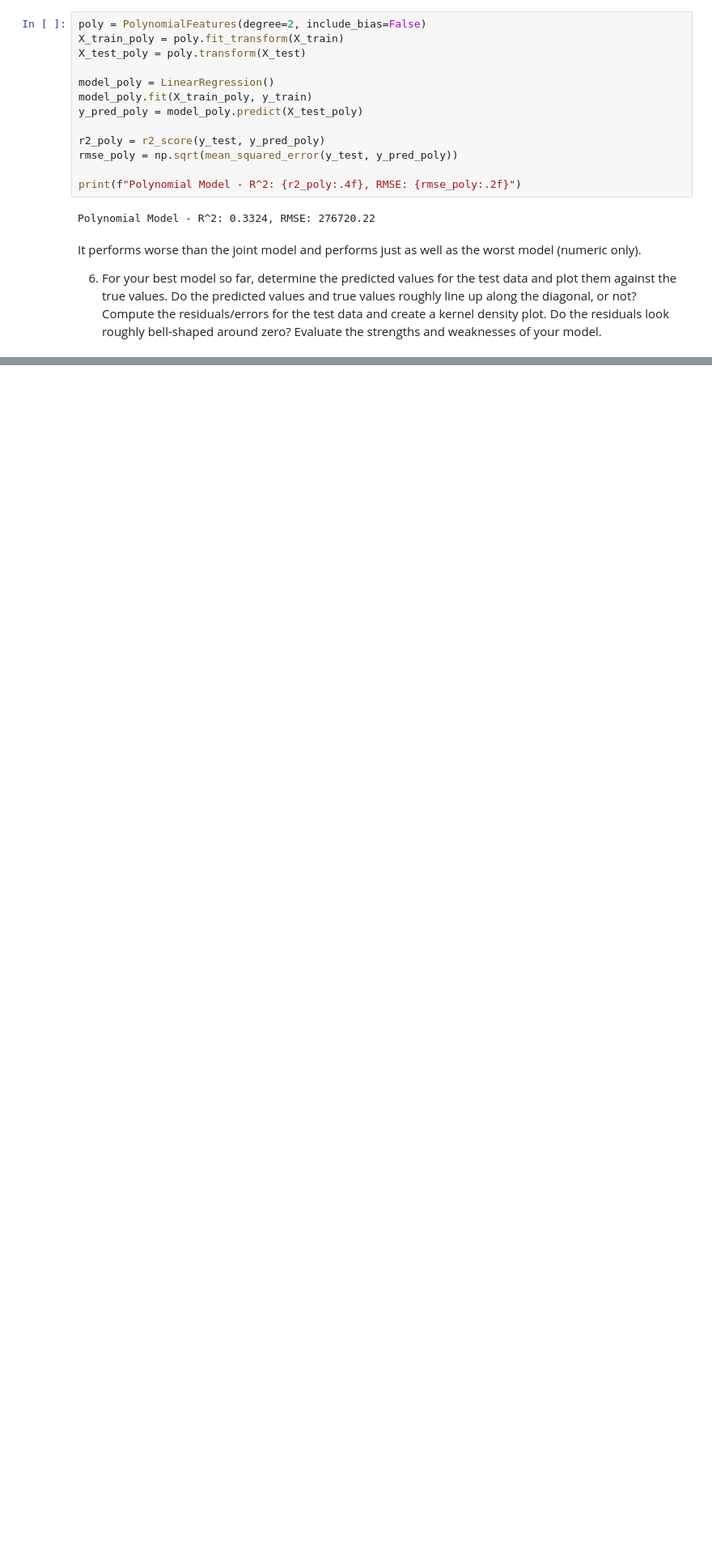
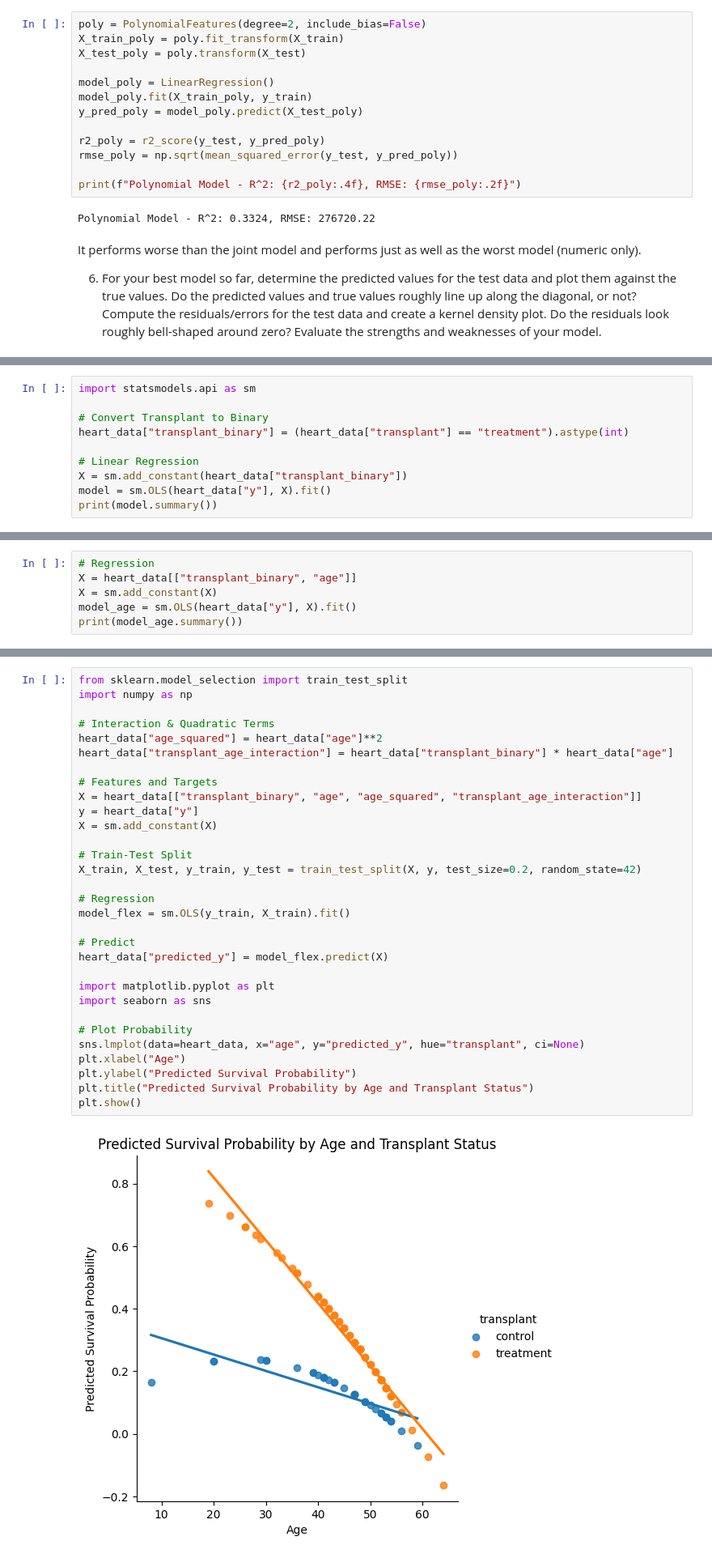
Before and after one commit to joelen4225/ds3001_assignment7, a Jupyter notebook: assignment/submission.ipynb, the cells around one changed output, grey strips where cells are left out. Shown at 81% size. Drawn from its saved outputs; the diff is of its cells as text; blank space fills up the shorter version.

```diff
--- a/assignment/submission.ipynb
+++ b/assignment/submission.ipynb
@@ -219,0 +236,10 @@ Since a heart transplant is a dangerous operation and even people who successful
+# %%
+import statsmodels.api as sm
+
+# Convert Transplant to Binary
+heart_data["transplant_binary"] = (heart_data["transplant"] == "treatment").astype(int)
+
+# Linear Regression
+X = sm.add_constant(heart_data["transplant_binary"])
+model = sm.OLS(heart_data["y"], X).fit()
+print(model.summary())
@@ -219,0 +268,6 @@ Since a heart transplant is a dangerous operation and even people who successful
+# %%
+# Regression
+X = heart_data[["transplant_binary", "age"]]
+X = sm.add_constant(X)
+model_age = sm.OLS(heart_data["y"], X).fit()
+print(model_age.summary())
@@ -219,0 +296,33 @@ Since a heart transplant is a dangerous operation and even people who successful
+# %%
+from sklearn.model_selection import train_test_split
+import numpy as np
+
+# Interaction & Quadratic Terms
+heart_data["age_squared"] = heart_data["age"]**2
+heart_data["transplant_age_interaction"] = heart_data["transplant_binary"] * heart_data["age"]
+
+# Features and Targets
+X = heart_data[["transplant_binary", "age", "age_squared", "transplant_age_interaction"]]
+y = heart_data["y"]
+X = sm.add_constant(X)
+
+# Train-Test Split
+X_train, X_test, y_train, y_test = train_test_split(X, y, test_size=0.2, random_state=42)
+
+# Regression
+model_flex = sm.OLS(y_train, X_train).fit()
+
+# Predict
+heart_data["predicted_y"] = model_flex.predict(X)
+
+import matplotlib.pyplot as plt
+import seaborn as sns
+
+# Plot Probability
+sns.lmplot(data=heart_data, x="age", y="predicted_y", hue="transplant", ci=None)
+plt.xlabel("Age")
+plt.ylabel("Predicted Survival Probability")
+plt.title("Predicted Survival Probability by Age and Transplant Status")
+plt.show()
+# %% [output]
+[figure, added]
```
Also changed, not shown: parts of 8 cells of this notebook.
